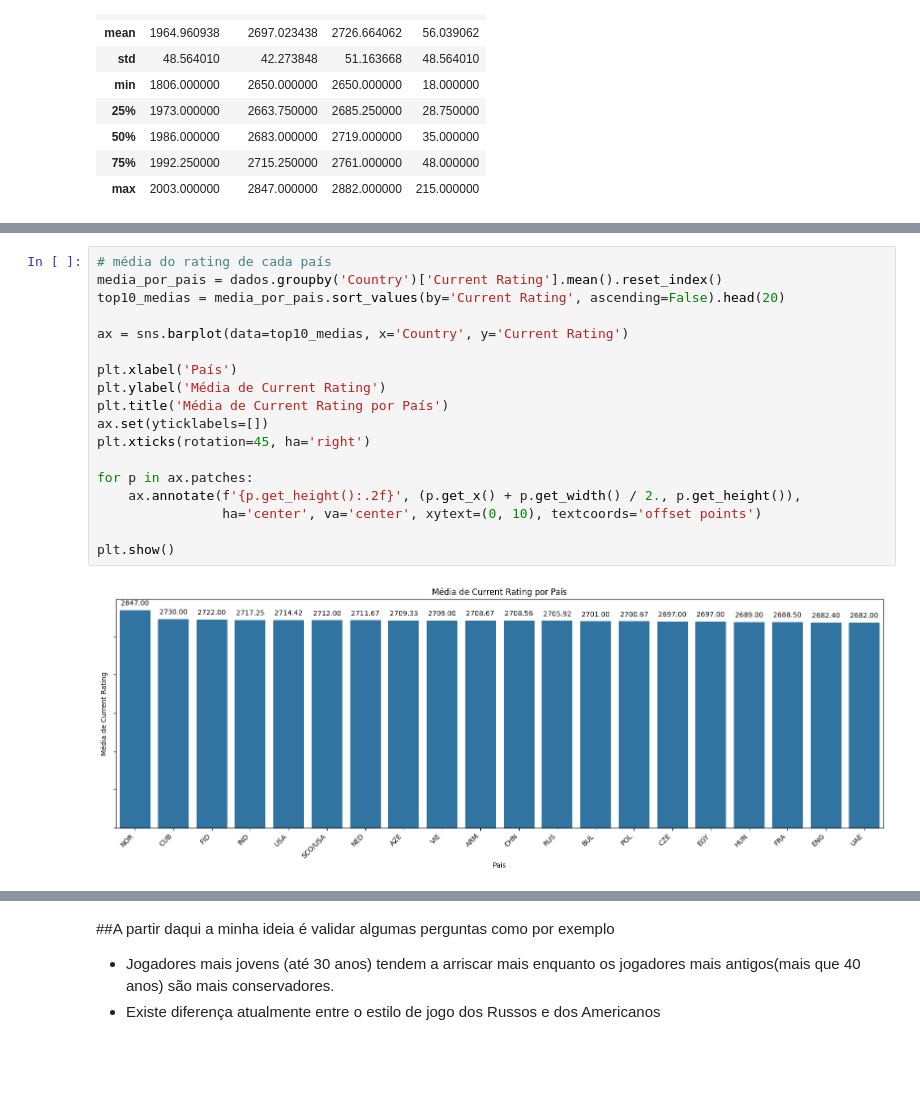
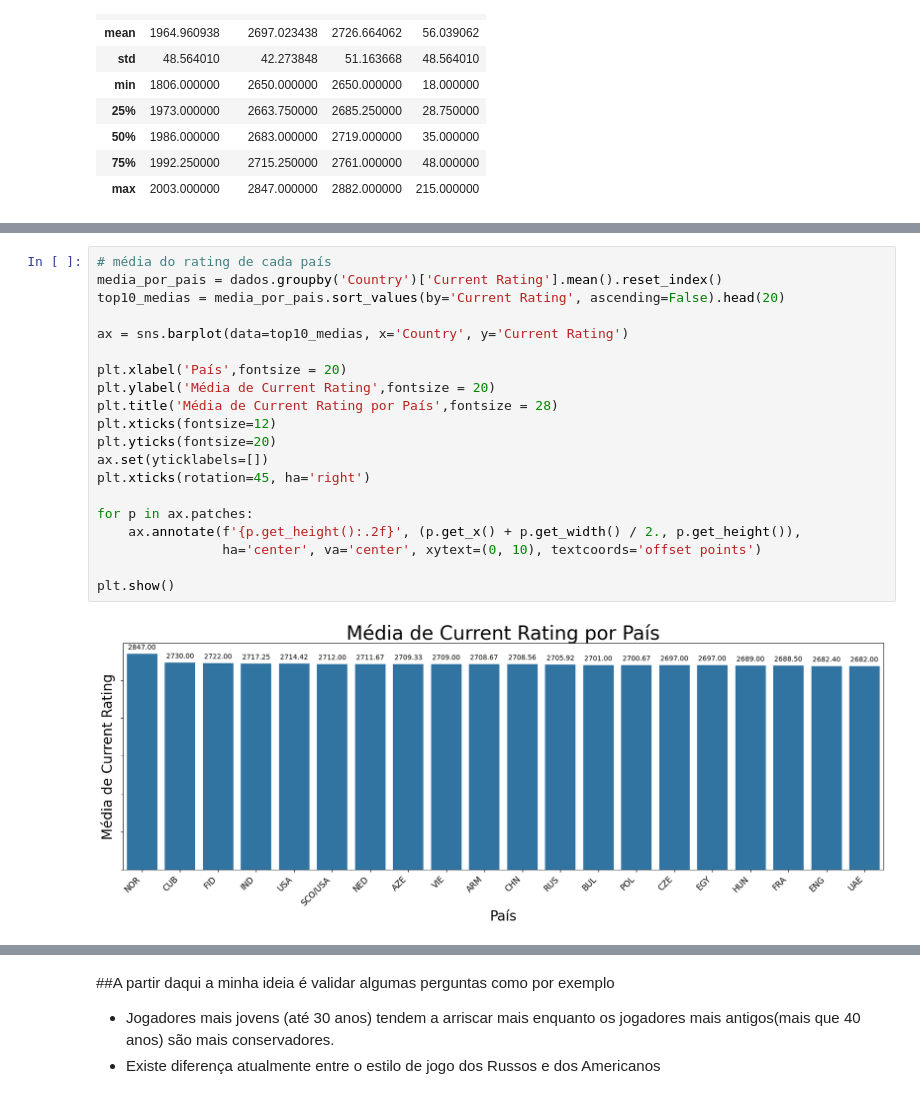
Before and after one commit to PeronxD/Python, a Jupyter notebook: análises_chess.ipynb, the cells around one changed output, grey strips where cells are left out. Drawn from its saved outputs; the diff is of its cells as text; blank space fills up the shorter version.

```diff
--- a/análises_chess.ipynb
+++ b/análises_chess.ipynb
@@ -158,23 +161,25 @@ plt.show()
 # %%
 # média do rating de cada país
 media_por_pais = dados.groupby('Country')['Current Rating'].mean().reset_index()
 top10_medias = media_por_pais.sort_values(by='Current Rating', ascending=False).head(20)
 
 ax = sns.barplot(data=top10_medias, x='Country', y='Current Rating')
 
-plt.xlabel('País')
-plt.ylabel('Média de Current Rating')
-plt.title('Média de Current Rating por País')
+plt.xlabel('País',fontsize = 20)
+plt.ylabel('Média de Current Rating',fontsize = 20)
+plt.title('Média de Current Rating por País',fontsize = 28)
+plt.xticks(fontsize=12)
+plt.yticks(fontsize=20)
 ax.set(yticklabels=[])
 plt.xticks(rotation=45, ha='right')
 
 for p in ax.patches:
     ax.annotate(f'{p.get_height():.2f}', (p.get_x() + p.get_width() / 2., p.get_height()),
                 ha='center', va='center', xytext=(0, 10), textcoords='offset points')
 
 plt.show()
 # %% [output]
-[figure, old version]
+[figure, new version]
 # %%
 # média do rating por faixa de idade
 faixas_etarias = [0, 20, 30, 40, 50, 60, 80]
```
Also changed, not shown: parts of 4 cells of this notebook.
